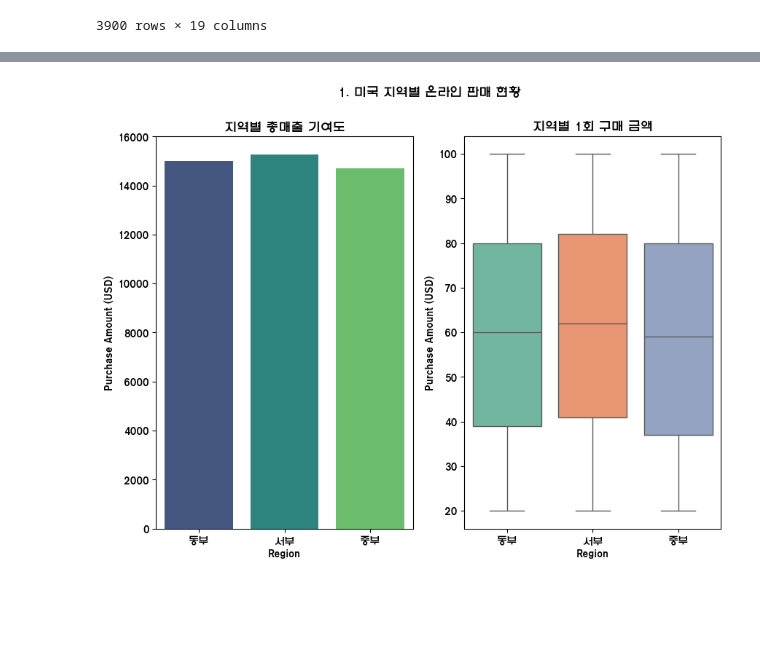
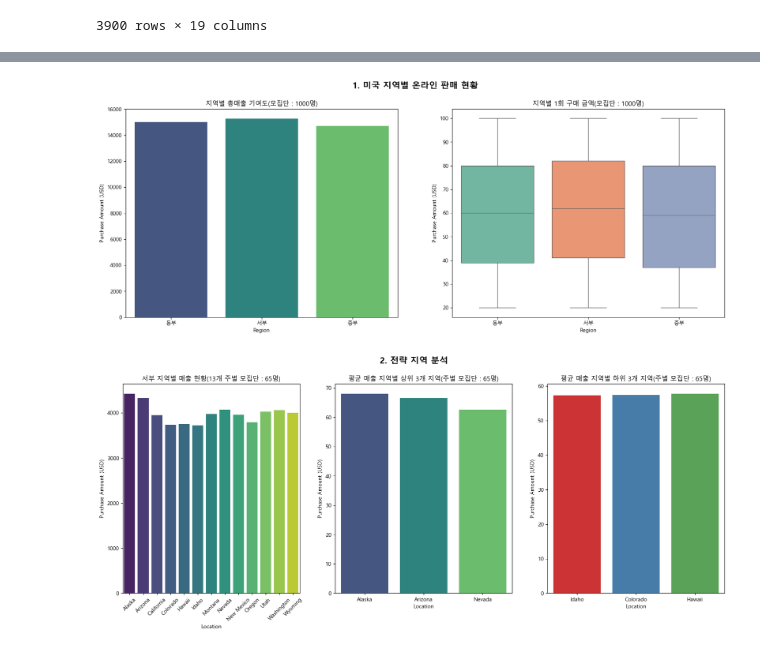
Before and after one commit to jr-2-team/shopping-data-analysis, a Jupyter notebook: LNK.ipynb, the cells around one changed output, grey strips where cells are left out. Saved outputs shown, nothing was run; the diff lists cells and outputs as text; code cells hidden in the pictures; blank space fills up the shorter version.

```diff
--- a/LNK.ipynb
+++ b/LNK.ipynb
@@ -1,3 +100,7 @@
+# %%
+import matplotlib.pyplot as plt
+plt.rcParams['font.family'] = 'Malgun Gothic'
+plt.rcParams['axes.unicode_minus'] = False
 # %%
 # 한글 폰트 설정
 import matplotlib
@@ -104,7 +189,7 @@ shopping_df
 # %%
 # 지역별 판매 현황
 
-fig, ax = plt.subplots(1, 2, figsize=(10, 7))
+fig, ax = plt.subplots(1, 2, figsize=(20, 7))
 
 def location_separate(location):
 
@@ -123,37 +208,94 @@ if 'Region' not in shopping_df.columns:
 
     sampled_shopping_df = (
         shopping_df.groupby('Region', group_keys=False)
         .apply(lambda x: x.sample(n=1000, random_state=42))
     )
 
 location_total_df = sampled_shopping_df.groupby(['Season', 'Region'])['Purchase Amount (USD)'].sum().reset_index()
 
 sns.barplot(data=location_total_df,
             x='Region',
             y='Purchase Amount (USD)',
             hue='Region',
             palette='viridis',
             errorbar=None,
             ax=ax[0]
             )
 
 sns.boxplot(data=sampled_shopping_df,
             x='Region',
             y='Purchase Amount (USD)',
             hue='Region',
             palette='Set2',
             ax=ax[1]
             )
 
-ax[0].set_title('지역별 총매출 기여도')
-ax[1].set_title('지역별 1회 구매 금액')
+ax[0].set_title('지역별 총매출 기여도(모집단 : 1000명)')
+ax[1].set_title('지역별 1회 구매 금액(모집단 : 1000명)')
 
-plt.suptitle('1. 미국 지역별 온라인 판매 현황')
+plt.suptitle("1. 미국 지역별 온라인 판매 현황", fontsize=16, fontweight='bold')
+
+
+# -----------------------------------------------------------------------------------------------
+# -----------------------------------------------------------------------------------------------
+# -----------------------------------------------------------------------------------------------
+
+# 2. 전략 지역 분석
+
+fig, ax = plt.subplots(1, 3, figsize=(20, 7))
+
+west_shopping_df = shopping_df[shopping_df['Region']=='서부']
+
+sampled_westshopping_df = (
+    west_shopping_df.groupby('Location', group_keys=False)
+    .apply(lambda x: x.sample(n=65, random_state=42) if len(x) >= 65 else x)
+)
+
+total_westsales_df = sampled_westshopping_df.groupby('Location')['Purchase Amount (USD)'].sum().reset_index()
+
+sns.barplot(data=total_westsales_df,
+            x='Location',
+            y='Purchase Amount (USD)',
+            hue='Location',
+            palette='viridis',
+            ax=ax[0]
+            )
+
+total_lar_westsales_df = sampled_westshopping_df.groupby('Location')['Purchase Amount (USD)'].mean().nlargest(3).reset_index()
+total_sma_westsales_df = sampled_westshopping_df.groupby('Location')['Purchase Amount (USD)'].mean().nsmallest(3).reset_index()
+
+sns.barplot(data=total_lar_westsales_df,
+            x='Location',
+            y='Purchase Amount (USD)',
+            hue='Location',
+            ax=ax[1],
+            palette='viridis'
+            )
+
+sns.barplot(data=total_sma_westsales_df,
+            x='Location',
+            y='Purchase Amount (USD)',
+            hue='Location',
+            ax=ax[2],
+            palette='Set1'
+            )
+
+plt.suptitle("2. 전략 지역 분석", fontsize=16, fontweight='bold')
+
+ax[0].tick_params(axis='x', rotation=45)
+
+# 4. 물류 및 결제 효율성 분석
+ax[0].set_title('서부 지역별 매출 현황(13개 주별 모집단 : 65명)')
+ax[1].set_title('평균 매출 지역별 상위 3개 지역(주별 모집단 : 65명)')
+ax[2].set_title('평균 매출 지역별 하위 3개 지역(주별 모집단 : 65명)')
+
+plt.show()
 
 
 plt.show()
 # %% [output]
-[figure, old version]
+[figure, new version]
+[figure, added]
 # %%
 # 2. 구매력과 가격 전략 분석
 
```
Also changed, not shown: parts of 15 cells of this notebook, 1 other file.
